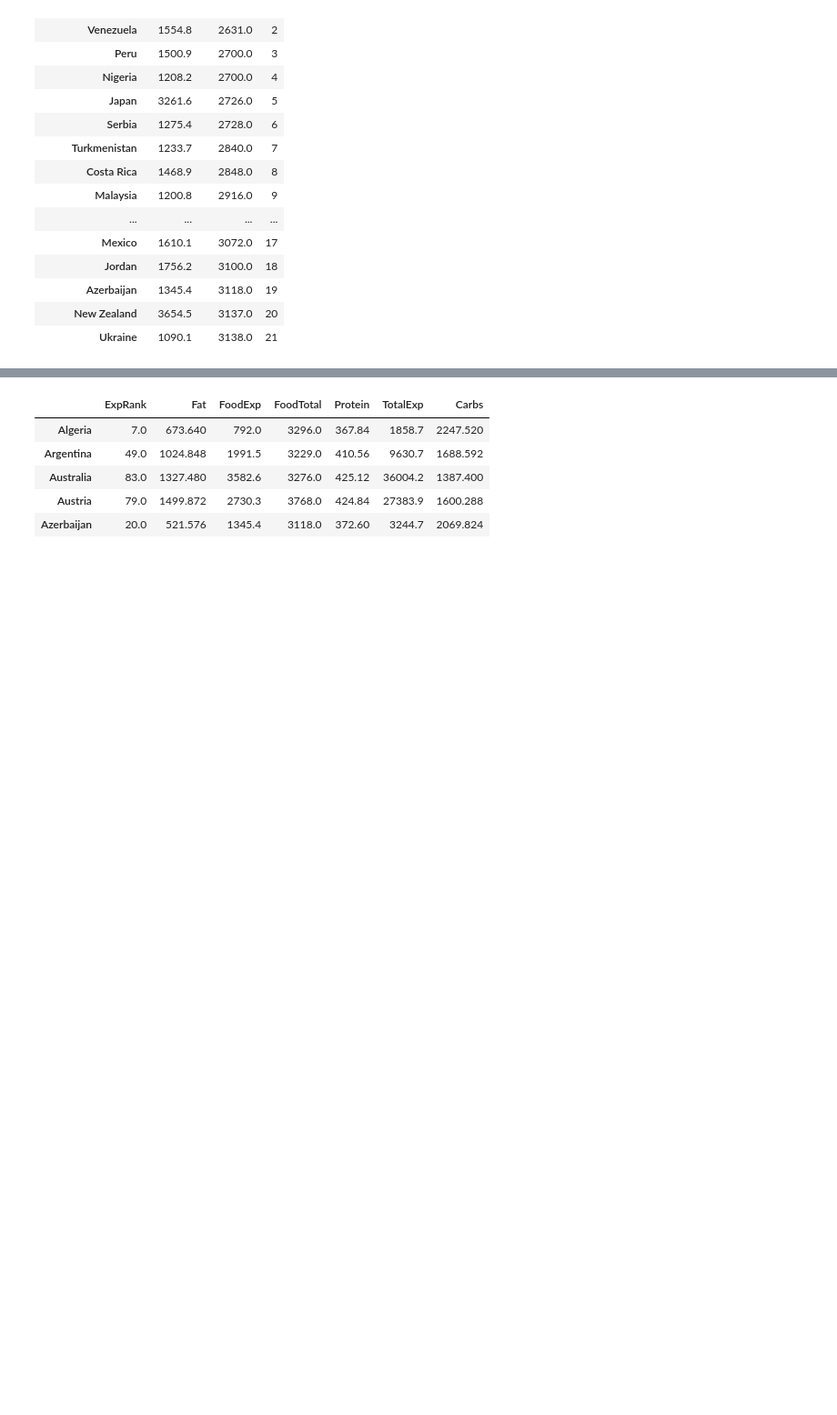
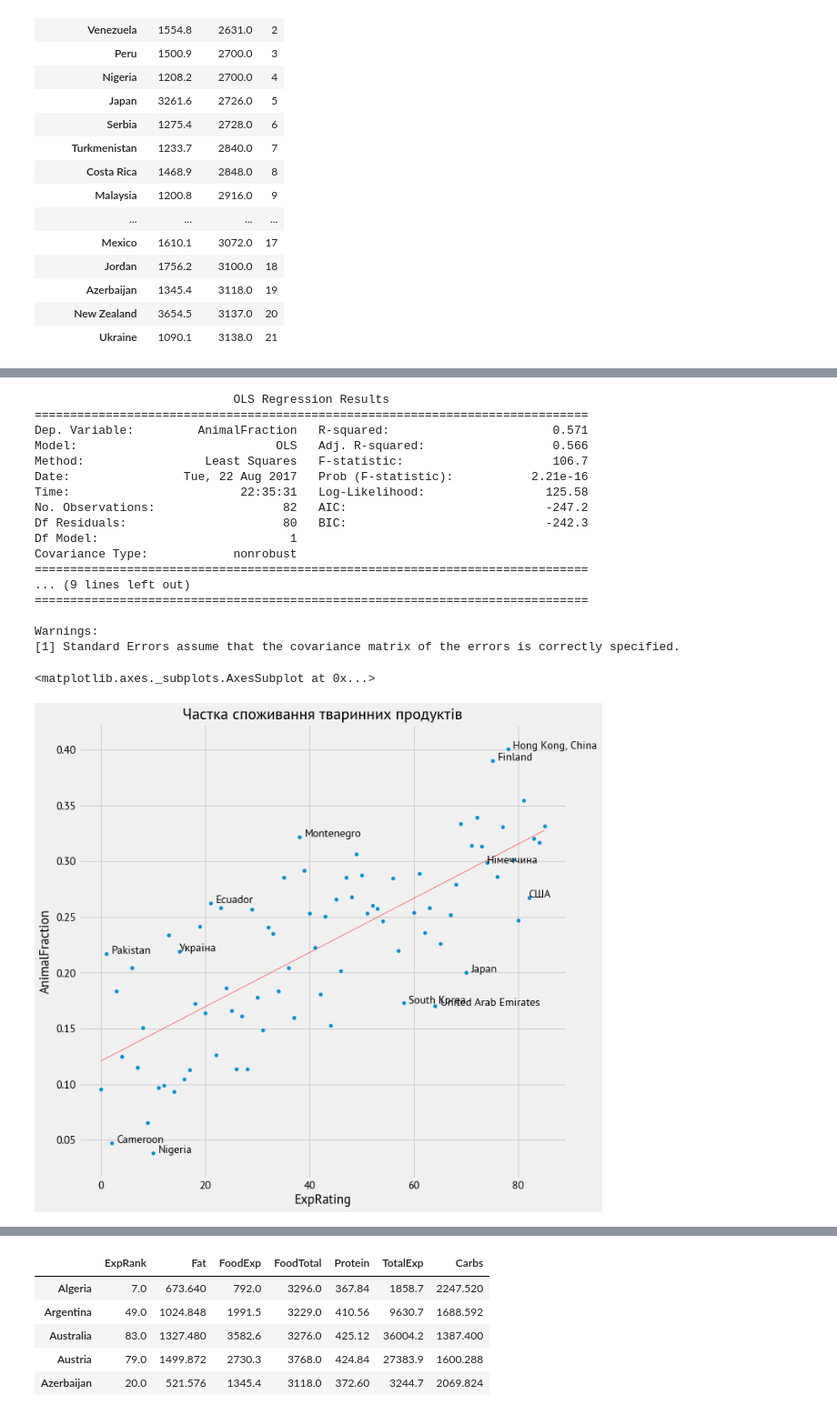
Before and after one commit to Zlira/food_consumption, a Jupyter notebook: Facts for article.ipynb, the cells around one changed output, grey strips where cells are left out. Shown at 91% size. Cells and saved outputs as stored; diff of their text form; code cells hidden in the pictures; blank space fills up the shorter version.

```diff
--- a/Facts for article.ipynb
+++ b/Facts for article.ipynb
@@ -388,0 +298,8 @@ for func in [annotate_ua, annotate_de, annotate_us]:
+# %%
+vegetal_vs_plant = (faostat_data[
+    (faostat_data['Flag'] == 'Fc') &
+    (faostat_data['Item'].isin([vegetal, animal])) &
+    (faostat_data['Element'] == TOTAL_KCAL_NAME)
+][['Country', 'Item', 'Value']]
+.pivot(index='Country', columns='Item', values='Value')
+.assign(AnimalFraction=lambda x: x['Animal Products'] / (x.sum(axis=1))))
@@ -388,0 +316,57 @@ for func in [annotate_ua, annotate_de, annotate_us]:
+# %%
+def plot_faostat_item_vs_wealth(df, x_col, y_col, title=''):
+    ax = df.plot.scatter(
+        x=x_col, y=y_col, title=title, figsize=(10, 10)
+    )
+    for func in (annotate_ua, annotate_us, annotate_de):
+        # def annotate(country, label, df, x_col, y_col, ax, x_offset=-.6, y_offset=1000):
+        func(df=df, x_col=x_col, y_col=y_col, ax=ax, x_offset=0, y_offset=0)
+    return ax
+# %%
+def faostat_value_vs_expend_rating(faostat_slice, expend_data,
+                                   dependent_col='Value', independent_col='ExpRating', title=''):
+    merged_data = pd.merge(
+        faostat_slice, expend_data, left_index=True, right_index=True
+    )
+
+    # calculate regression model
+    model = OLS(merged_data[dependent_col], add_constant(merged_data[independent_col]), missing='drop').fit()
+    print(model.summary())
+
+    # find values furthers from the regression line
+    sorted_resid = model.resid.sort_values()
+
+    ax = plot_faostat_item_vs_wealth(merged_data, independent_col, dependent_col, title)
+    min_max_n = [merged_data[independent_col].min(), merged_data[independent_col].max()]
+    plt.plot(min_max_n, model.predict(add_constant(min_max_n)), c='red', linewidth=.5)
+
+    for country in sorted_resid[:5].index:
+        annotate(country, country, merged_data, independent_col, dependent_col, ax, 1, 0)
+
+    for country in sorted_resid[-5:].index:
+        annotate(country, country, merged_data, independent_col, dependent_col, ax, 1, 0)
+    return ax
+# %%
+faostat_value_vs_expend_rating(
+    vegetal_vs_plant, ers_data, 'AnimalFraction', title='Частка споживання тваринних продуктів'
+)
+# %% [output]
+                            OLS Regression Results
+==============================================================================
+Dep. Variable:         AnimalFraction   R-squared:                       0.571
+Model:                            OLS   Adj. R-squared:                  0.566
+Method:                 Least Squares   F-statistic:                     106.7
+Date:                Tue, 22 Aug 2017   Prob (F-statistic):           2.21e-16
+Time:                        22:35:31   Log-Likelihood:                 125.58
+No. Observations:                  82   AIC:                            -247.2
+Df Residuals:                      80   BIC:                            -242.3
+Df Model:                           1
+Covariance Type:            nonrobust
+==============================================================================
+... (9 lines left out)
+==============================================================================
+
+Warnings:
+[1] Standard Errors assume that the covariance matrix of the errors is correctly specified.
+<matplotlib.axes._subplots.AxesSubplot at 0x...>
+[figure, added]
```
Also changed, not shown: parts of 74 cells of this notebook.
